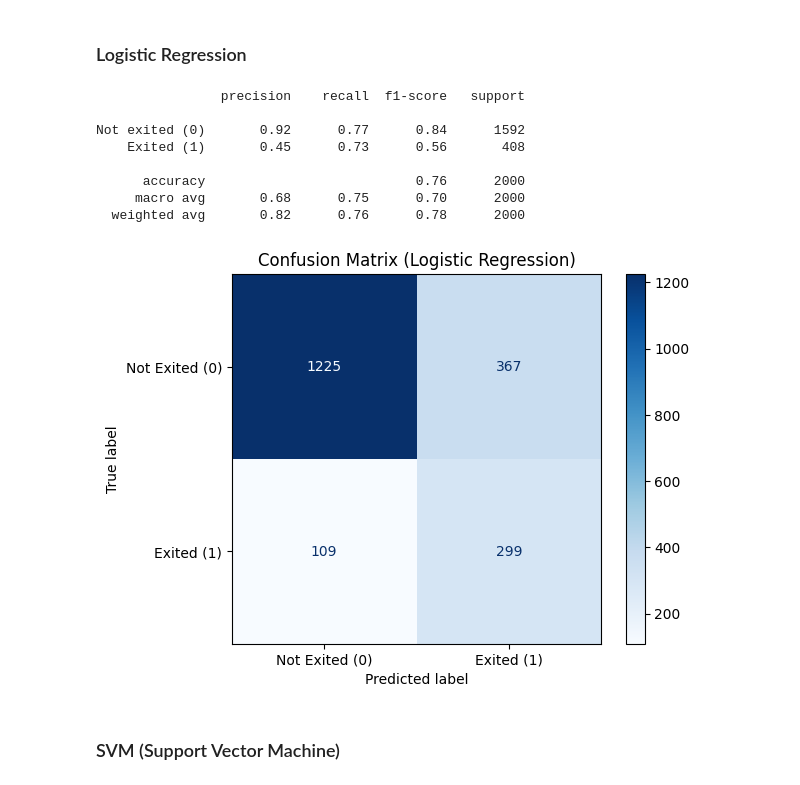
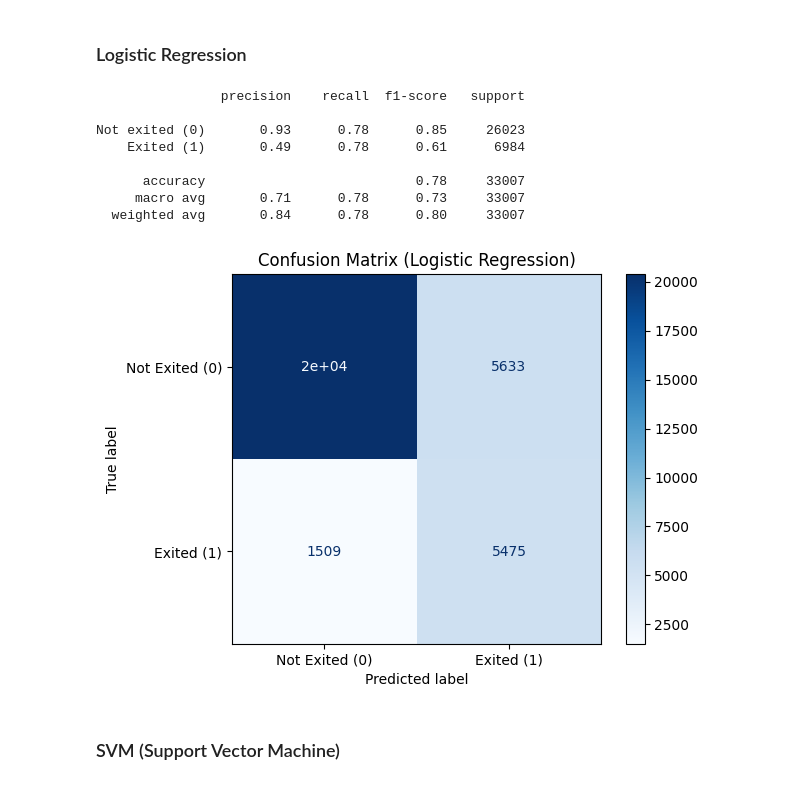
Before and after one commit to maxoubvd/S7_ML_project, a Jupyter notebook: projet_ml.ipynb, the cells around one changed output. Drawn from its saved outputs; the diff is of its cells as text; code cells hidden in the pictures.

Commit message:
trying to reduce overfitting + comparison of models

```diff
--- a/projet_ml.ipynb
+++ b/projet_ml.ipynb
@@ -22,7 +52,7 @@ from sklearn.metrics import classification_report, ConfusionMatrixDisplay
 # %% [markdown]
 ## 2. Dataset
 # %%
-df = pd.read_csv('Churn_Modelling.csv')
+df = pd.read_csv('train.csv')
 # %%
 df.rename(columns={'is_churned': 'is_inactive'}, inplace=True)
 # %% [markdown]
@@ -710,2 +746,20 @@ df_encoded = pd.get_dummies(
 # %%
+categorical_features = ['NumOfProducts', 'AgeGroup', 'Geography', 'Gender']
 numeric_features = ['CreditScore', 'Tenure', 'Balance', 'EstimatedSalary', 'TenurePerAge', 'BalancePerSalary']
+# %%
+y = df['Exited']
+X = df.drop(columns=['Exited', 'id', 'CustomerId', 'Surname'])
+
+X_train_val, X_test, y_train_val, y_test = train_test_split(
+    X, y,
+    test_size=0.2,       # 20% for the test
+    random_state=42,
+    stratify=y
+)
+
+X_train, X_val, y_train, y_val = train_test_split(
+    X_train_val, y_train_val,
+    test_size=0.25,      # 25% of 80% = 20% of the total
+    random_state=42,
+    stratify=y_train_val
+)
@@ -712,7 +783,13 @@ numeric_features = ['CreditScore', 'Tenure', 'Balance', 'EstimatedSalary', 'Tenu
 # %%
 preprocessor = ColumnTransformer(
     transformers=[
-        ('num', StandardScaler(), numeric_features)
+        ('onehot',
+         OneHotEncoder(handle_unknown='ignore', sparse_output=False, drop='first'),
+         categorical_features),
+
+        ('scale',
+         StandardScaler(),
+         numeric_features)
     ],
-    remainder='passthrough'
+    remainder='drop'
 )
@@ -765,32 +851,32 @@ Name: count, dtype: int64
 # %% [markdown]
 ### Logistic Regression
 # %%
-model_lr = LogisticRegression(random_state=42)
+model_lr = LogisticRegression(C=0.1, penalty="l2", solver="lbfgs", max_iter=1000, random_state=42)
 
 model_lr.fit(X_train_smote, y_train_smote)
 
 y_pred = model_lr.predict(X_val_scaled)
 
 print(classification_report(y_val, y_pred, target_names=['Not exited (0)', 'Exited (1)']))
 ConfusionMatrixDisplay.from_estimator(
     model_lr,
     X_val_scaled,
     y_val,
     display_labels=['Not Exited (0)', 'Exited (1)'],
     cmap='Blues'
 )
 plt.title('Confusion Matrix (Logistic Regression)')
 plt.show()
 # %% [output]
                 precision    recall  f1-score   support
 
-Not exited (0)       0.92      0.77      0.84      1592
-    Exited (1)       0.45      0.73      0.56       408
+Not exited (0)       0.93      0.78      0.85     26023
+    Exited (1)       0.49      0.78      0.61      6984
 
-      accuracy                           0.76      2000
-     macro avg       0.68      0.75      0.70      2000
-  weighted avg       0.82      0.76      0.78      2000
+      accuracy                           0.78     33007
+     macro avg       0.71      0.78      0.73     33007
+  weighted avg       0.84      0.78      0.80     33007
-[figure, old version]
+[figure, new version]
 # %% [markdown]
 ### SVM (Support Vector Machine)
 # %%
```
Also changed, not shown: parts of 168 cells of this notebook, 1 other file.
